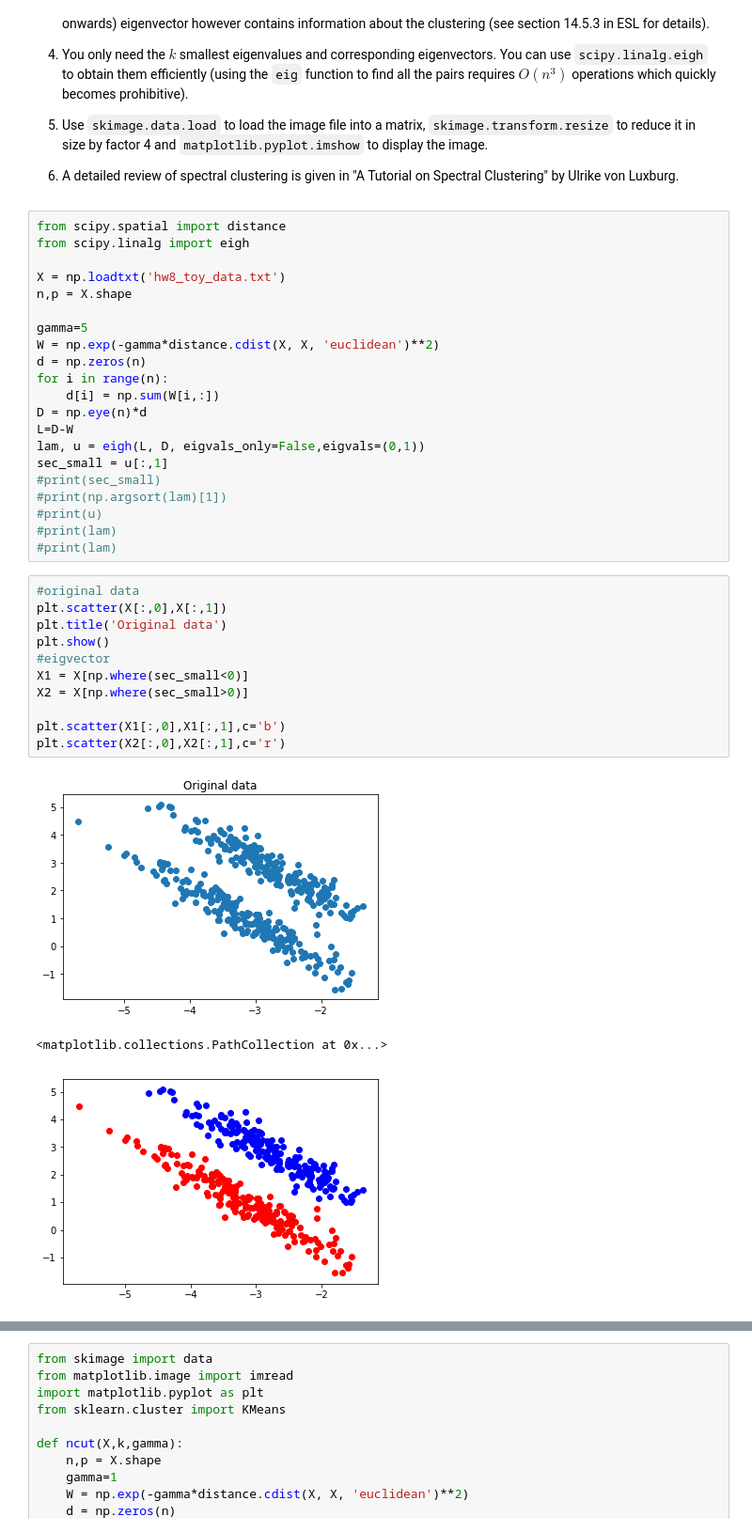
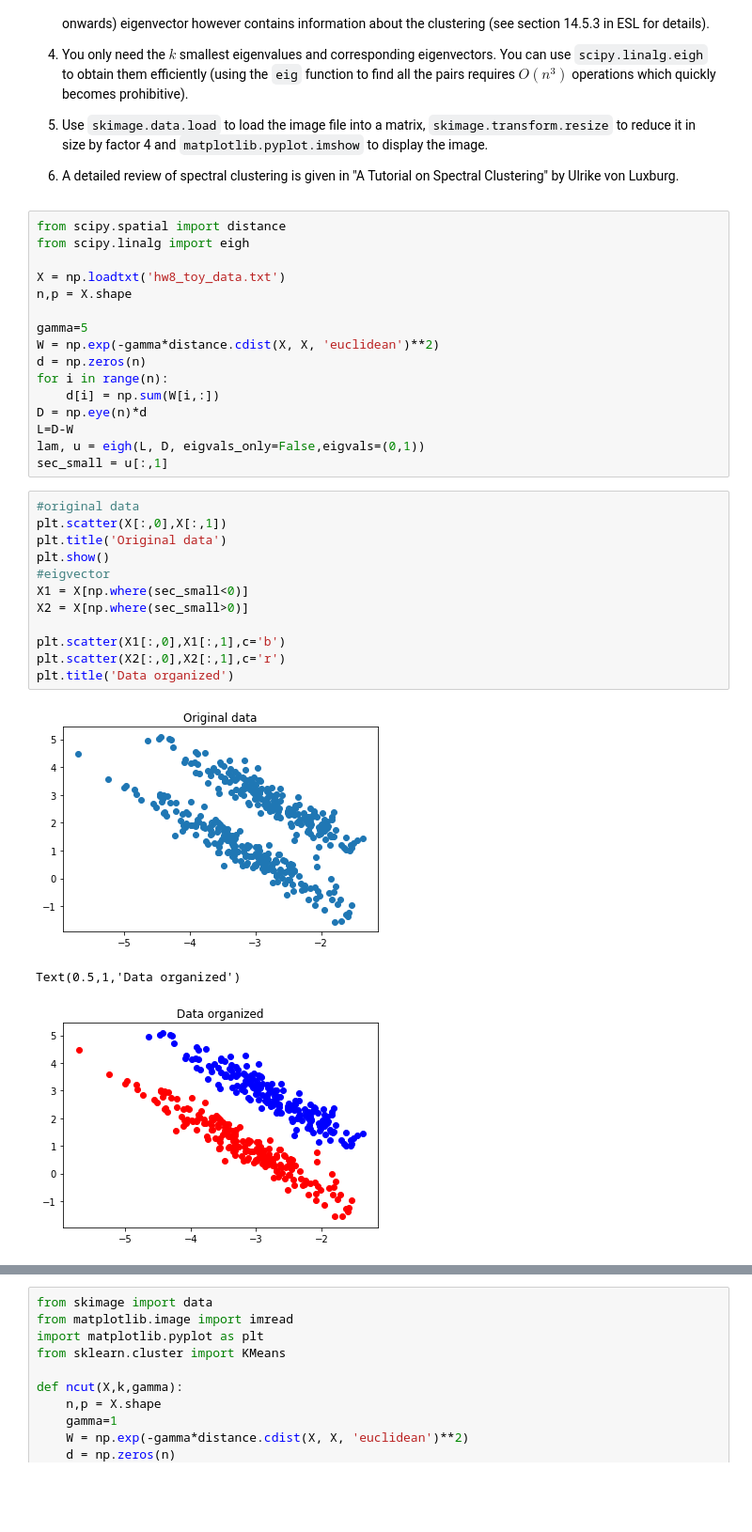
Before and after one commit to EmilGauti/Gervigreind-vor-2019, a Jupyter notebook: Homework 8/hw8.ipynb, the cells around one changed output, grey strips where cells are left out. Shown at 94% size. Saved outputs shown, nothing was run; the diff lists cells and outputs as text; blank space fills up the shorter version.

```diff
--- a/Homework 8/hw8.ipynb
+++ b/Homework 8/hw8.ipynb
@@ -342,23 +342,19 @@ D = np.eye(n)*d
 L=D-W
 lam, u = eigh(L, D, eigvals_only=False,eigvals=(0,1))
 sec_small = u[:,1]
-#print(sec_small)
-#print(np.argsort(lam)[1])
-#print(u)
-#print(lam)
-#print(lam)
 # %%
 #original data
 plt.scatter(X[:,0],X[:,1])
 plt.title('Original data')
 plt.show()
 #eigvector
 X1 = X[np.where(sec_small<0)]
 X2 = X[np.where(sec_small>0)]
 
 plt.scatter(X1[:,0],X1[:,1],c='b')
 plt.scatter(X2[:,0],X2[:,1],c='r')
+plt.title('Data organized')
 # %% [output]
 [figure]
-<matplotlib.collections.PathCollection at 0x...>
+Text(0.5,1,'Data organized')
-[figure, old version]
+[figure, new version]
```
Also changed, not shown: parts of 5 cells of this notebook.
